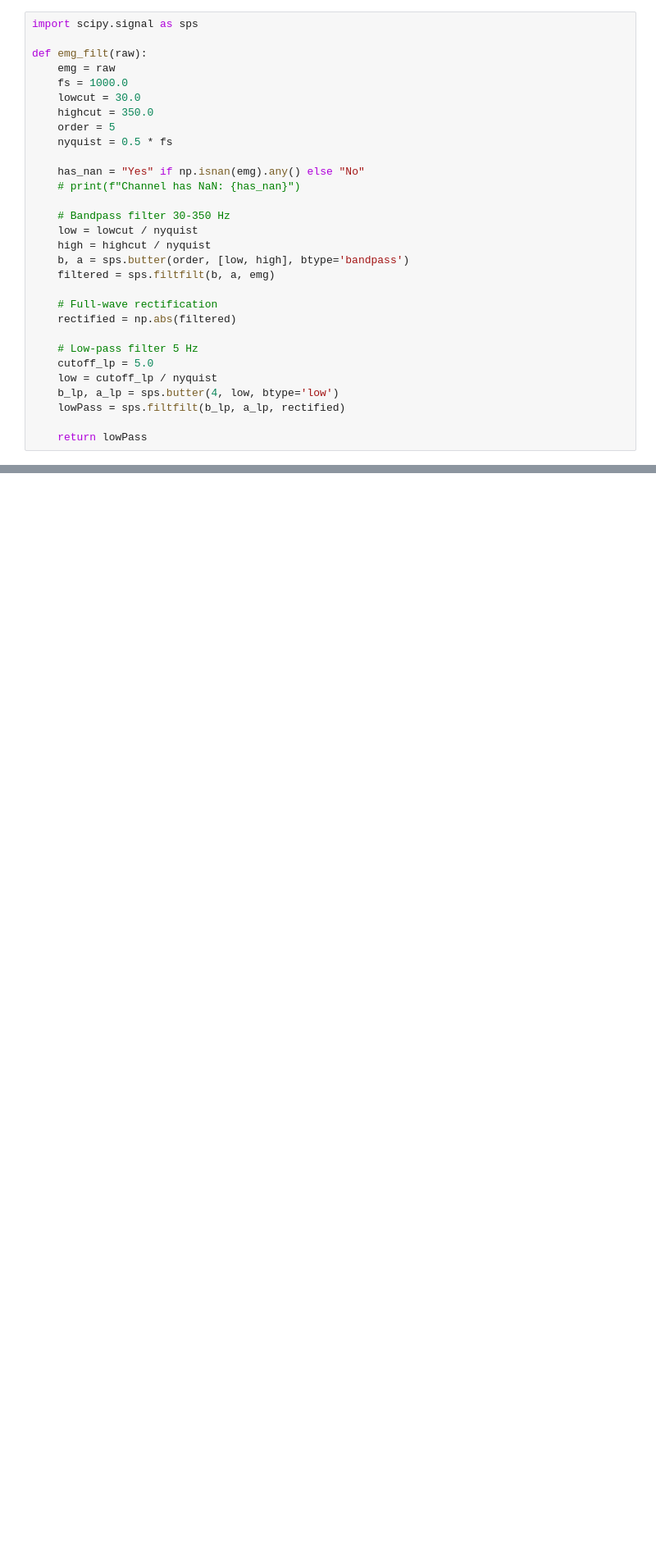
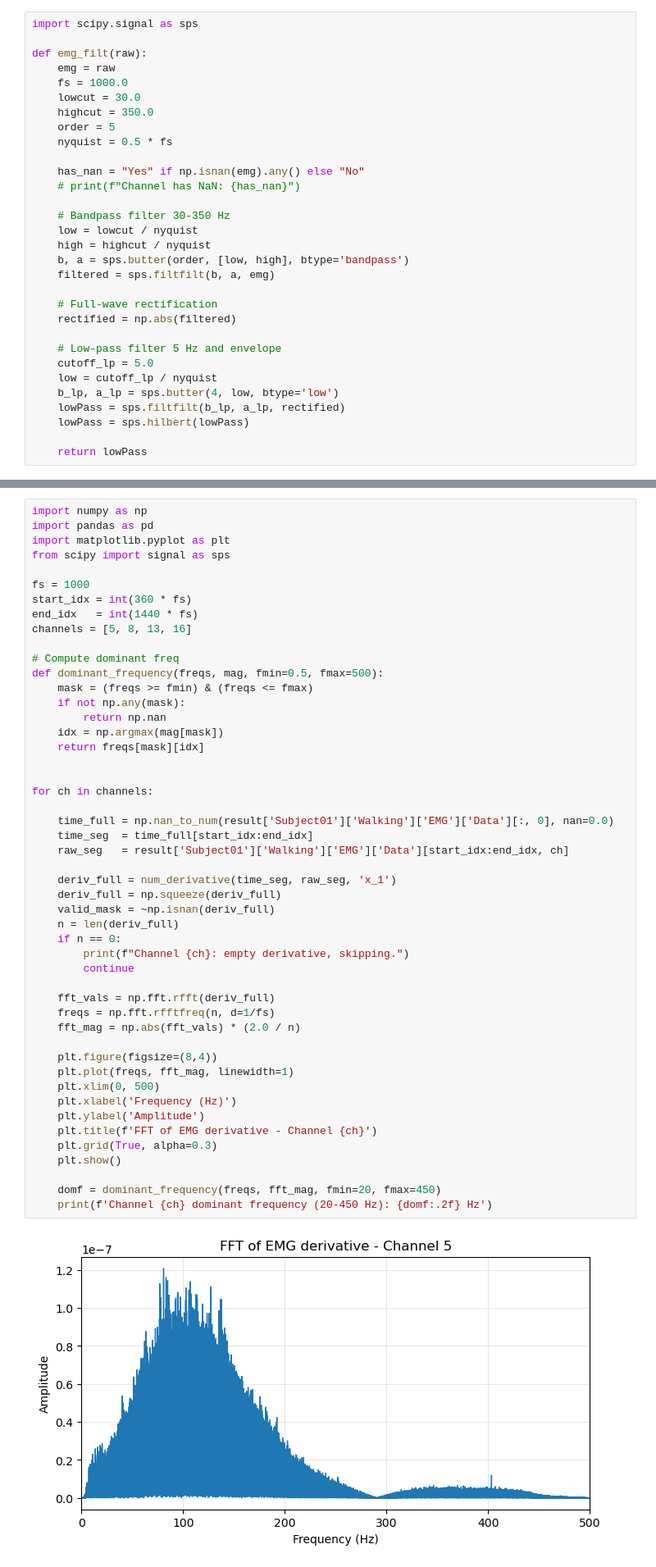
Before and after one commit to katiembutler/MetabolicCost, a Jupyter notebook: SignalDerivatives.ipynb, the cells around one changed output, grey strips where cells are left out. Shown at 82% size. Cells and saved outputs as stored; diff of their text form; blank space fills up the shorter version.

```diff
--- a/SignalDerivatives.ipynb
+++ b/SignalDerivatives.ipynb
@@ -132,11 +132,12 @@ def emg_filt(raw):
     # Full-wave rectification
     rectified = np.abs(filtered)
 
-    # Low-pass filter 5 Hz
+    # Low-pass filter 5 Hz and envelope
     cutoff_lp = 5.0
     low = cutoff_lp / nyquist
     b_lp, a_lp = sps.butter(4, low, btype='low')
     lowPass = sps.filtfilt(b_lp, a_lp, rectified)
+    lowPass = sps.hilbert(lowPass)
 
     return lowPass
 # %%
@@ -348,0 +250,51 @@ derivatives_df = pd.concat(derivativeDf, ignore_index=True)
+# %%
+import numpy as np
+import pandas as pd
+import matplotlib.pyplot as plt
+from scipy import signal as sps
+
+fs = 1000
+start_idx = int(360 * fs)
+end_idx   = int(1440 * fs)
+channels = [5, 8, 13, 16]
+
+# Compute dominant freq
+def dominant_frequency(freqs, mag, fmin=0.5, fmax=500):
+    mask = (freqs >= fmin) & (freqs <= fmax)
+    if not np.any(mask):
+        return np.nan
+    idx = np.argmax(mag[mask])
+    return freqs[mask][idx]
+
+
+for ch in channels:
+
+    time_full = np.nan_to_num(result['Subject01']['Walking']['EMG']['Data'][:, 0], nan=0.0)
+    time_seg  = time_full[start_idx:end_idx]
+    raw_seg   = result['Subject01']['Walking']['EMG']['Data'][start_idx:end_idx, ch]
+
+    deriv_full = num_derivative(time_seg, raw_seg, 'x_1')
+    deriv_full = np.squeeze(deriv_full)
+    valid_mask = ~np.isnan(deriv_full)
+    n = len(deriv_full)
+    if n == 0:
+        print(f"Channel {ch}: empty derivative, skipping.")
+        continue
+
+    fft_vals = np.fft.rfft(deriv_full)
+    freqs = np.fft.rfftfreq(n, d=1/fs)
+    fft_mag = np.abs(fft_vals) * (2.0 / n)
+
+    plt.figure(figsize=(8,4))
+    plt.plot(freqs, fft_mag, linewidth=1)
+    plt.xlim(0, 500)
+    plt.xlabel('Frequency (Hz)')
+    plt.ylabel('Amplitude')
+    plt.title(f'FFT of EMG derivative - Channel {ch}')
+    plt.grid(True, alpha=0.3)
+    plt.show()
+
+    domf = dominant_frequency(freqs, fft_mag, fmin=20, fmax=450)
+    print(f'Channel {ch} dominant frequency (20-450 Hz): {domf:.2f} Hz')
+# %% [output]
+[figure, added]
```
Also changed, not shown: parts of 5 cells of this notebook.
